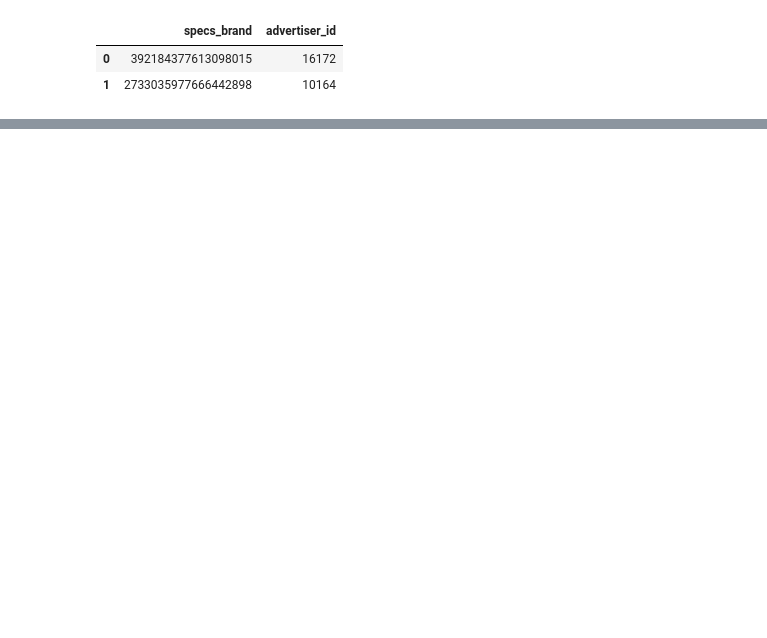
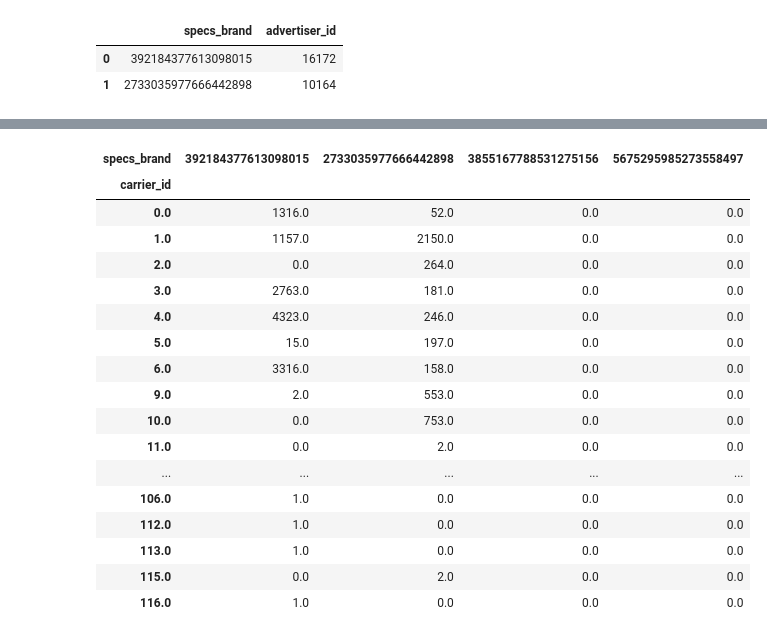
Before and after one commit to GastonMontes/75.06-Datos-Grupo22-TP1, a Jupyter notebook: temp/AnalisisTP1_clicks.ipynb, the cells around one changed output, grey strips where cells are left out. Saved outputs shown, nothing was run; the diff lists cells and outputs as text; code cells hidden in the pictures; blank space fills up the shorter version.

```diff
--- a/temp/AnalisisTP1_clicks.ipynb
+++ b/temp/AnalisisTP1_clicks.ipynb
@@ -280,0 +265,3 @@ clicks.groupby('carrier_id', as_index=False)['advertiser_id'].count()
+# %%
+b = clicks.groupby('carrier_id')['specs_brand'].value_counts()
+b
@@ -280,0 +286,21 @@ clicks.groupby('carrier_id', as_index=False)['advertiser_id'].count()
+# %%
+b.unstack().fillna(0)
+# %% [output]
+| specs_brand | 392184377613098015 | 2733035977666442898 | 3855167788531275156 | 5675295985273558497 |
+| carrier_id |  |  |  |  |
+| 0.0 | 1316.0 | 52.0 | 0.0 | 0.0 |
+| 1.0 | 1157.0 | 2150.0 | 0.0 | 0.0 |
+| 2.0 | 0.0 | 264.0 | 0.0 | 0.0 |
+| 3.0 | 2763.0 | 181.0 | 0.0 | 0.0 |
+| 4.0 | 4323.0 | 246.0 | 0.0 | 0.0 |
+| 5.0 | 15.0 | 197.0 | 0.0 | 0.0 |
+| 6.0 | 3316.0 | 158.0 | 0.0 | 0.0 |
+| 9.0 | 2.0 | 553.0 | 0.0 | 0.0 |
+| 10.0 | 0.0 | 753.0 | 0.0 | 0.0 |
+| 11.0 | 0.0 | 2.0 | 0.0 | 0.0 |
+| ... | ... | ... | ... | ... |
+| 106.0 | 1.0 | 0.0 | 0.0 | 0.0 |
+| 112.0 | 1.0 | 0.0 | 0.0 | 0.0 |
+| 113.0 | 1.0 | 0.0 | 0.0 | 0.0 |
+| 115.0 | 0.0 | 2.0 | 0.0 | 0.0 |
+| 116.0 | 1.0 | 0.0 | 0.0 | 0.0 |
```
Also changed, not shown: parts of 19 cells of this notebook, 2 other files.
